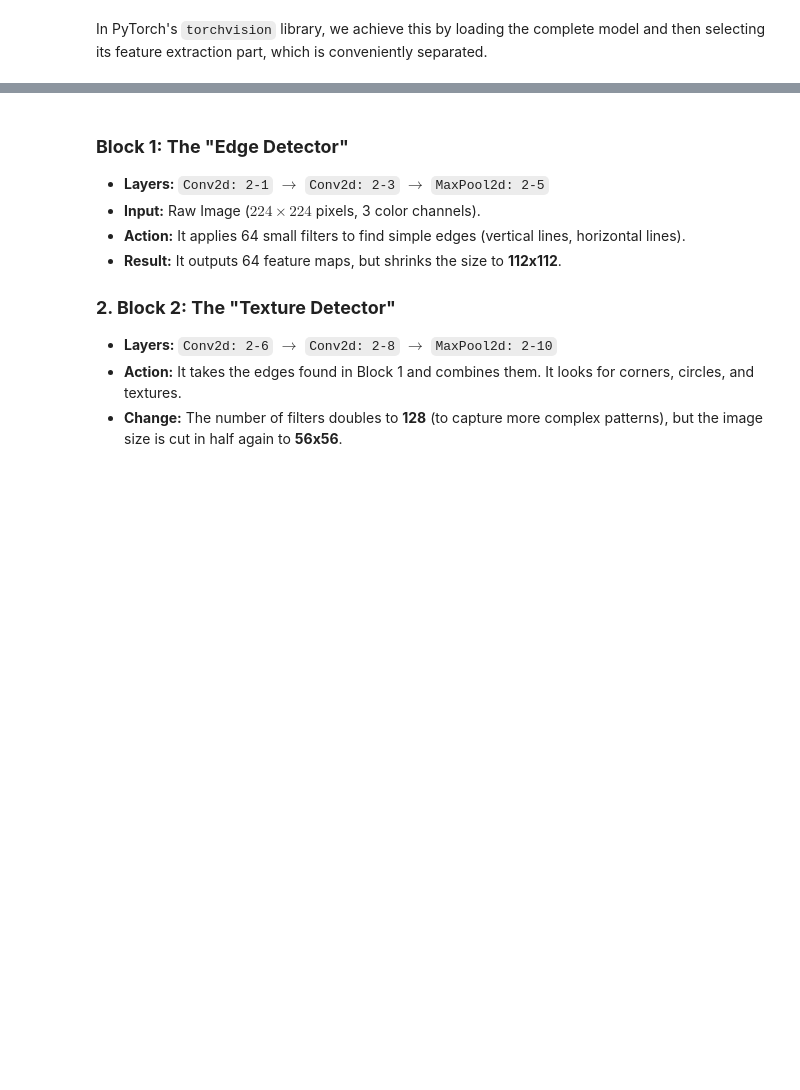
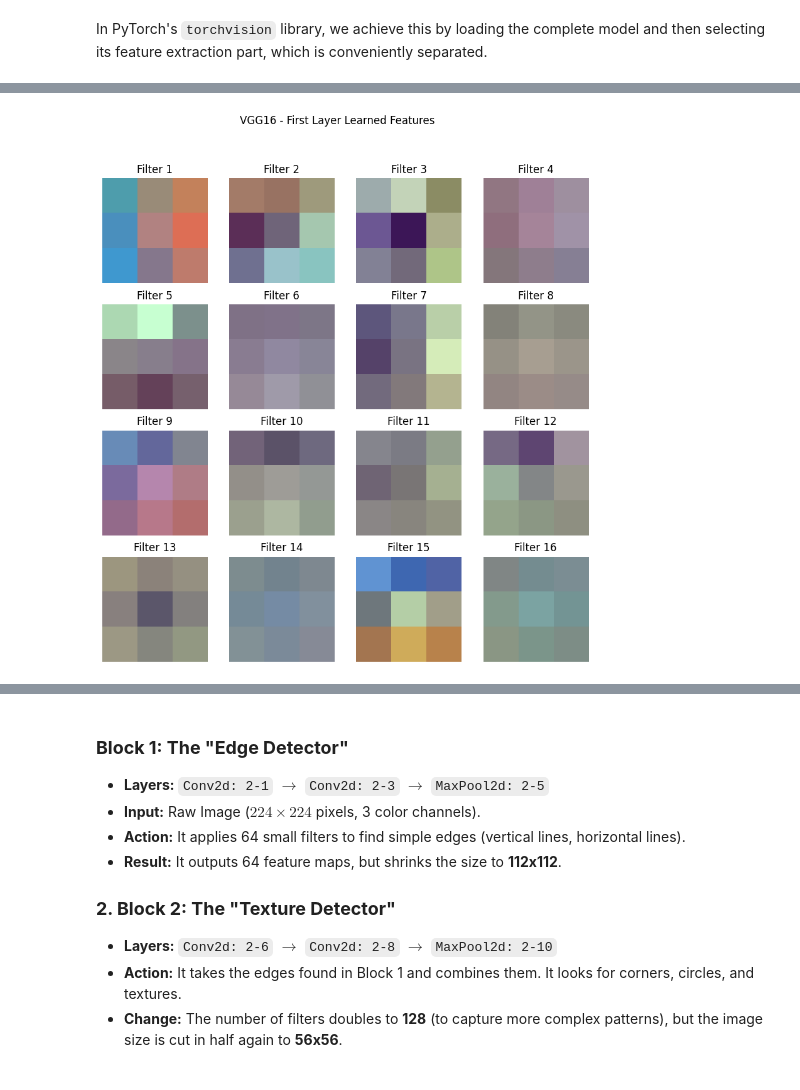
Before and after one commit to safouaneelg/HSLU-CV-BLOCKWEEK-2026, a Jupyter notebook: Computer Vision day 2/Demos/torch_transfer_learning_Colab_version.ipynb, the cells around one changed output, grey strips where cells are left out. Cells and saved outputs as stored; diff of their text form; code cells hidden in the pictures; blank space fills up the shorter version.

```diff
--- a/Computer Vision day 2/Demos/torch_transfer_learning_Colab_version.ipynb
+++ b/Computer Vision day 2/Demos/torch_transfer_learning_Colab_version.ipynb
@@ -691,4 +461,0 @@ You can do this by setting the `requires_grad` attribute of each parameter to `F
-# %%
-# --- Freeze the Layers ---
-for param in vgg_features.parameters():
-    param.requires_grad = False
@@ -765,11 +461,0 @@ Now, simply attach your new classifier to the frozen VGG base to create your com
-# %%
-# Create the final model by combining the frozen base and the new classifier
-model = nn.Sequential(
-    vgg_features,
-    custom_classifier
-)
-
-# Move the final model to the correct device
-model.to(device)
-
-print("✅ Final transfer learning model created.")
@@ -852,0 +462,65 @@ Estimated Total Size (MB): 1854.03
+# %%
+# ==========================================
+# 4. TRANSFER LEARNING (VGG16)
+# ==========================================
+print("\n--- 4. Transfer Learning with VGG16 (Frozen Features) ---")
+
+try:
+    from torchsummary import summary
+except ImportError:
+    !pip install torchsummary --quiet
+    from torchsummary import summary
+
+# 1. Load Pretrained Weights
+vgg_weights = models.VGG16_Weights.IMAGENET1K_V1
+vgg_model = models.vgg16(weights=vgg_weights)
+
+# 2. Freeze Features
+for param in vgg_model.features.parameters():
+    param.requires_grad = False
+
+# 3. Custom Classifier
+num_features = vgg_model.classifier[0].in_features
+vgg_model.classifier = nn.Sequential(
+    nn.Flatten(),
+    nn.Linear(num_features, 256),
+    nn.ReLU(),
+    nn.Dropout(0.5),
+    nn.Linear(256, num_classes)
+)
+
+# --- VISUALIZE FEATURES (Do this on CPU before moving to device) ---
+def visualize_first_layer_filters(model):
+    print("\nVisualizing first layer filters (kernels)...")
+    filters = model.features[0].weight.data.cpu()
+    filters = filters - filters.min()
+    filters = filters / filters.max()
+
+    plt.figure(figsize=(10, 10))
+    for i in range(16):
+        plt.subplot(4, 4, i+1)
+        plt.imshow(filters[i].permute(1, 2, 0))
+        plt.axis('off')
+        plt.title(f'Filter {i+1}')
+    plt.suptitle("VGG16 - First Layer Learned Features")
+    plt.show()
+
+visualize_first_layer_filters(vgg_model)
+
+# --- ARCHITECTURE SUMMARY (Run on CPU to avoid device mismatch errors) ---
+print("\n[Detailed Summary Table]")
+# We explicitly pass device='cpu' because the model is currently on CPU
+summary(vgg_model, (3, 224, 224), device='cpu')
+print("-" * 30)
+
+# 4. Move to Device for Training
+vgg_model = vgg_model.to(device)
+optimizer_vgg = optim.Adam(vgg_model.classifier.parameters(), lr=0.0001)
+
+# 5. Train (Scheduler is active)
+history_vgg = train_network(vgg_model, train_loader, val_loader, criterion, optimizer_vgg, num_epochs=20, patience=5)
+
+# 6. Plot & Test
+plot_performance(history_vgg)
+evaluate_network(vgg_model, test_loader)
+# %% [output]
@@ -852,0 +530 @@ Estimated Total Size (MB): 1854.03
+[figure, added]
```
Also changed, not shown: parts of 80 cells of this notebook.
